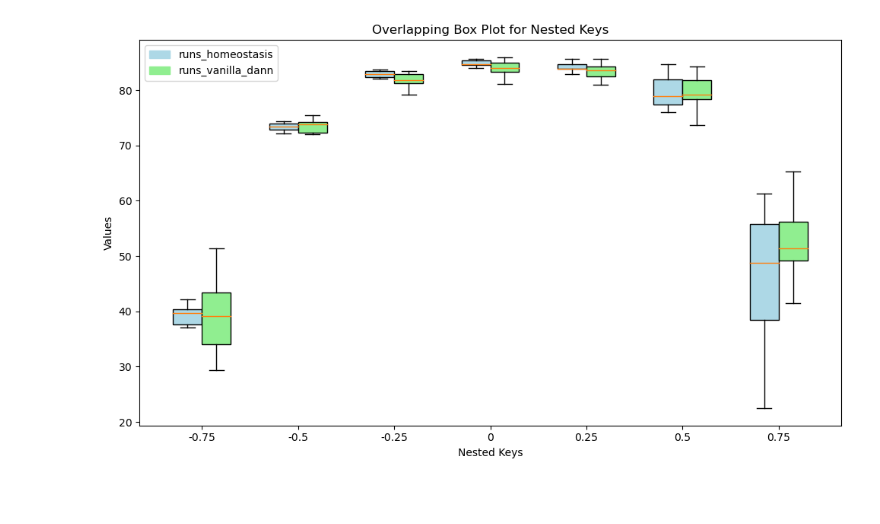
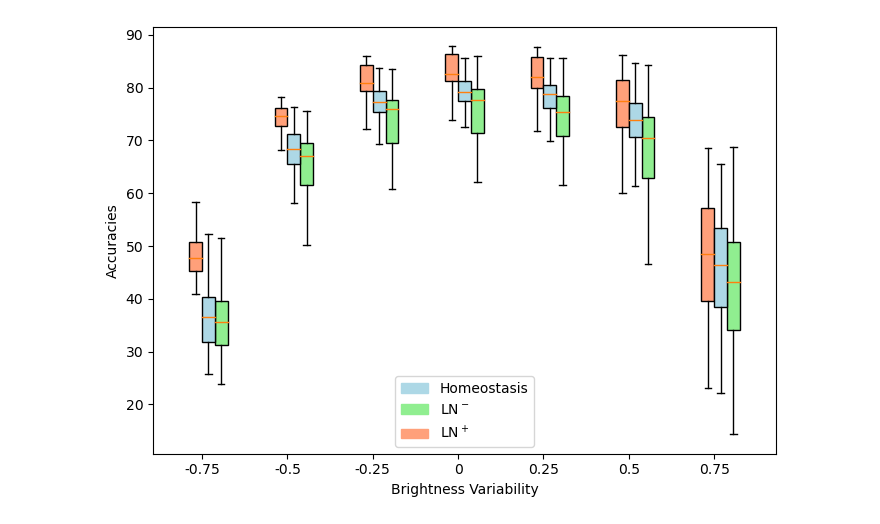
Before and after one commit to RoyHEyono/HomeostaticDANN, a Jupyter notebook: models/dense_mnist_task/notebooks/robustness_analysis.ipynb, the cells around one changed output. Drawn from its saved outputs; the diff is of its cells as text; code cells hidden in the pictures; blank space fills up the shorter version.

Commit message:
More plot analysis on robustness for NAISYS

```diff
--- a/models/dense_mnist_task/notebooks/robustness_analysis.ipynb
+++ b/models/dense_mnist_task/notebooks/robustness_analysis.ipynb
@@ -65,17 +65,21 @@ runs_dict["runs_homeostasis"] = fetch_runs(api, entity='project_danns', project_
 runs_dict["runs_vanilla_dann"] = fetch_runs(api, entity='project_danns', project_name='Luminosity_NAISYS', filters={"config.dataset": "fashionmnist",
                                                             "config.brightness_factor": bright_factor, "config.homeostasis": 0, "config.normtype": 0,
                                                             "config.use_testset": True}, order="-summary_metrics.test_acc")
+runs_dict["runs_vanilla_dann_layernorm"] = fetch_runs(api, entity='project_danns', project_name='Luminosity_NAISYS', filters={"config.dataset": "fashionmnist",
+                                                            "config.brightness_factor": bright_factor, "config.homeostasis": 0, "config.normtype": 1,
+                                                            "config.use_testset": True}, order="-summary_metrics.test_acc")
 # %%
+import json
 
 acc_s = dict.fromkeys(runs_dict.keys())
 evaluations = [-0.75, -0.5, -0.25, 0, 0.25, 0.5, 0.75]
-top_N = 10
+top_N = 100
 
 for key in runs_dict:
 
     acc_s[key] = dict.fromkeys(evaluations)
 
-    for run in runs_dict[key][:top_N]:
+    for run in runs_dict[key]:
         params = {
             "model": {
                 "is_dann": run.config['is_dann'],
@@ -96,6 +100,15 @@ for key in runs_dict:
         p = NestedObject(params)
 
         model = deepdensenets.net(p)
+
+        try:
+            with open(f"/network/scratch/r/roy.eyono/explicit_loss_models_fashionmnist_{bright_factor}/{run.name}.pth", 'r') as file:
+                # Perform operations with the file
+                pass
+        except FileNotFoundError:
+            # Continue execution if the file does not exist
+            continue
+
         model.load_state_dict(torch.load(f"/network/scratch/r/roy.eyono/explicit_loss_models_fashionmnist_{bright_factor}/{run.name}.pth", map_location=torch.device('cuda')))
         model.cuda()
         model.eval()
@@ -123,34 +136,40 @@ for key in runs_dict:
                 acc_s[key][eval] = [epoch_acc]
 
             #print(epoch_acc)
+
+with open('data.json', 'w') as f:
+    json.dump(acc_s, f)
 # %%
 # Preparing data for the box plot
-nested_keys = sorted(list(acc_s['runs_homeostasis'].keys()))  # Use sorted keys for consistency
+nested_keys = sorted(list(acc_s['runs_vanilla_dann_layernorm'].keys()))  # Use sorted keys for consistency
 homeostasis_data = [acc_s['runs_homeostasis'][key] for key in nested_keys]
 vanilla_dann_data = [acc_s['runs_vanilla_dann'][key] for key in nested_keys]
+vanilla_dann_layernorm_data = [acc_s['runs_vanilla_dann_layernorm'][key] for key in nested_keys]
 
 # Plotting
-plt.figure(figsize=(10, 6))
+plt.figure(figsize=(7, 5))
 
 # Adding boxplots for both runs_homeostasis and runs_vanilla_dann on the same x-ticks
 positions = np.arange(len(nested_keys))
-box_width = 0.3  # Width for the boxplots
+box_width = 0.15  # Width for the boxplots
 
-plt.boxplot(homeostasis_data, positions=positions - box_width / 2, widths=box_width, patch_artist=True, boxprops=dict(facecolor='lightblue'), showfliers=False)
-plt.boxplot(vanilla_dann_data, positions=positions + box_width / 2, widths=box_width, patch_artist=True, boxprops=dict(facecolor='lightgreen'), showfliers=False)
+
+plt.boxplot(vanilla_dann_layernorm_data, positions=positions - box_width / 2, widths=box_width, patch_artist=True, boxprops=dict(facecolor='lightsalmon'), showfliers=False)
+plt.boxplot(vanilla_dann_data, positions=positions + 1.5*box_width , widths=box_width, patch_artist=True, boxprops=dict(facecolor='lightgreen'), showfliers=False)
+plt.boxplot(homeostasis_data, positions=positions + box_width / 2, widths=box_width, patch_artist=True, boxprops=dict(facecolor='lightblue'), showfliers=False)
 
 # Customizing the plot
 plt.xticks(ticks=positions, labels=[str(key) for key in nested_keys])
-plt.title('Overlapping Box Plot for Nested Keys')
-plt.xlabel('Nested Keys')
-plt.ylabel('Values')
+plt.xlabel('Brightness Variability')
+plt.ylabel('Accuracies')
 # Creating legend based on face colors
-lightblue_patch = mpatches.Patch(color='lightblue', label='runs_homeostasis')
-lightgreen_patch = mpatches.Patch(color='lightgreen', label='runs_vanilla_dann')
-plt.legend(handles=[lightblue_patch, lightgreen_patch])
+lightblue_patch = mpatches.Patch(color='lightblue', label='Homeostasis')
+lightsalmon_patch = mpatches.Patch(color='lightsalmon', label='LN$^+$')
+lightgreen_patch = mpatches.Patch(color='lightgreen', label='LN$^-$')
+plt.legend(handles=[lightblue_patch, lightgreen_patch, lightsalmon_patch])
 plt.tight_layout()
 
 # Display the plot
 plt.show()
 # %% [output]
-[figure, old version]
+[figure, new version]
```
Also changed, not shown: 2 other files.
